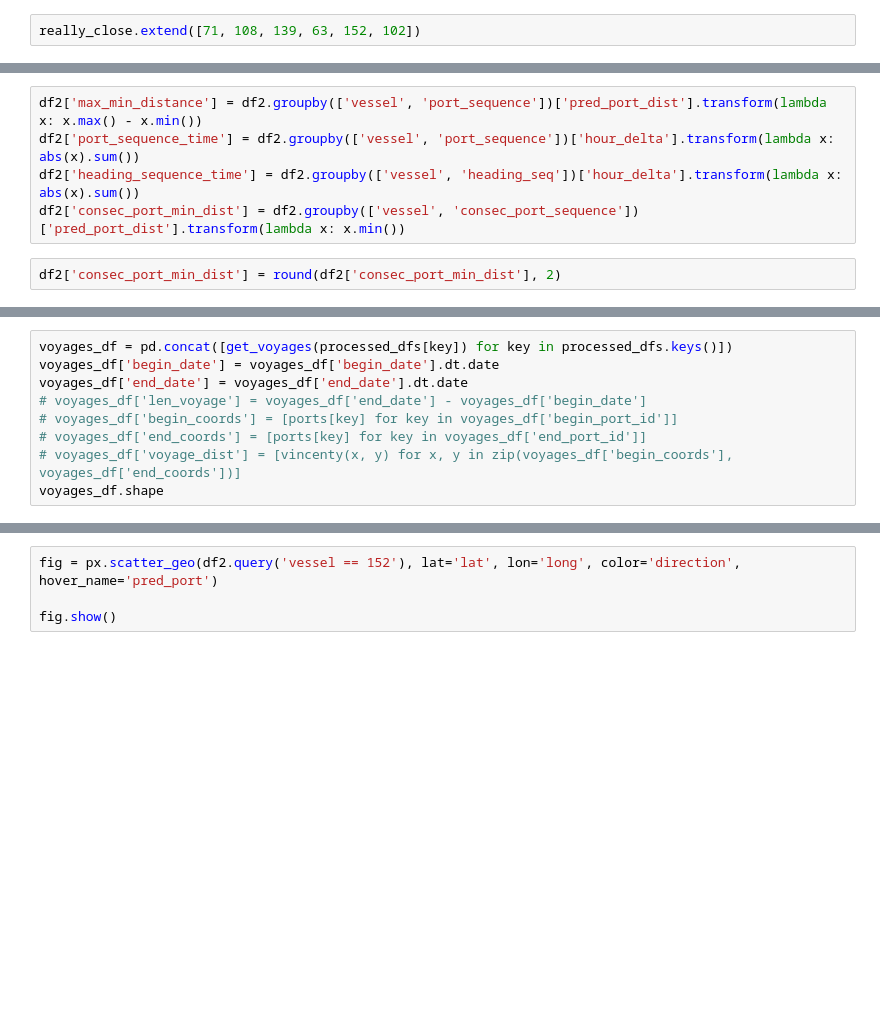
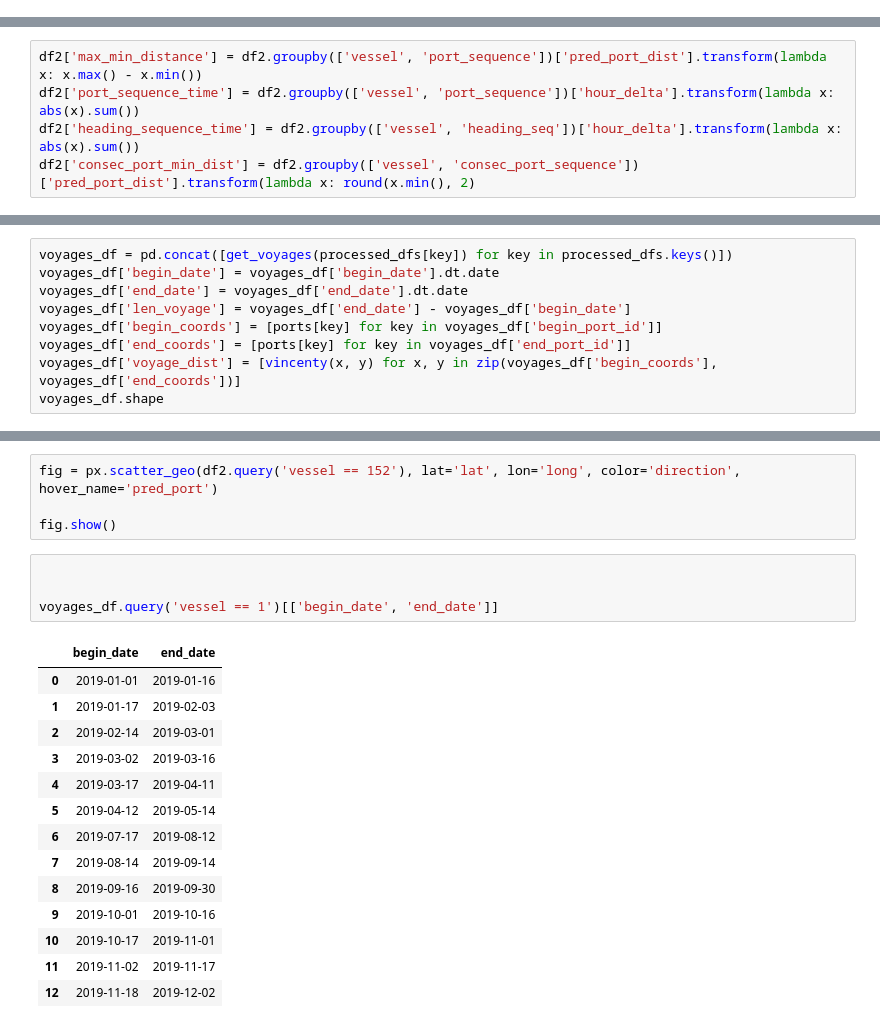
Before and after one commit to yaobviously/sym-cargo, a Jupyter notebook: sym_cargo_alt.ipynb, the cells around one changed output, grey strips where cells are left out. Saved outputs shown, nothing was run; the diff lists cells and outputs as text; blank space fills up the shorter version.

```diff
--- a/sym_cargo_alt.ipynb
+++ b/sym_cargo_alt.ipynb
@@ -143,5 +142,3 @@ really_close = [30, 109, 42, 51, 65]
-# %%
-really_close.extend([71, 108, 139, 63, 152, 102])
 # %%
 # training a nearest neighbor model to  find the closest port when the
 # conditions indicating an extended stop have occurred. the metric is haversine
@@ -485,9 +483,7 @@ df2.loc[vin_mask, 'pred_port_dist'] = temp_vin.apply(vincenty_port, axis=1)
 df2['max_min_distance'] = df2.groupby(['vessel', 'port_sequence'])['pred_port_dist'].transform(lambda x: x.max() - x.min())
 df2['port_sequence_time'] = df2.groupby(['vessel', 'port_sequence'])['hour_delta'].transform(lambda x: abs(x).sum())
 df2['heading_sequence_time'] = df2.groupby(['vessel', 'heading_seq'])['hour_delta'].transform(lambda x: abs(x).sum())
-df2['consec_port_min_dist'] = df2.groupby(['vessel', 'consec_port_sequence'])['pred_port_dist'].transform(lambda x: x.min())
+df2['consec_port_min_dist'] = df2.groupby(['vessel', 'consec_port_sequence'])['pred_port_dist'].transform(lambda x: round(x.min(), 2)
-# %%
-df2['consec_port_min_dist'] = round(df2['consec_port_min_dist'], 2)
 # %%
 # getting the last port with a function and then flattening the lists it
 # returned for each vessel and appending them to the dataframe
@@ -547,8 +543,8 @@ for df in df2.vessel.unique():
 voyages_df = pd.concat([get_voyages(processed_dfs[key]) for key in processed_dfs.keys()])
 voyages_df['begin_date'] = voyages_df['begin_date'].dt.date
 voyages_df['end_date'] = voyages_df['end_date'].dt.date
-# voyages_df['len_voyage'] = voyages_df['end_date'] - voyages_df['begin_date']
-# voyages_df['begin_coords'] = [ports[key] for key in voyages_df['begin_port_id']]
-# voyages_df['end_coords'] = [ports[key] for key in voyages_df['end_port_id']]
-# voyages_df['voyage_dist'] = [vincenty(x, y) for x, y in zip(voyages_df['begin_coords'], voyages_df['end_coords'])]
+voyages_df['len_voyage'] = voyages_df['end_date'] - voyages_df['begin_date']
+voyages_df['begin_coords'] = [ports[key] for key in voyages_df['begin_port_id']]
+voyages_df['end_coords'] = [ports[key] for key in voyages_df['end_port_id']]
+voyages_df['voyage_dist'] = [vincenty(x, y) for x, y in zip(voyages_df['begin_coords'], voyages_df['end_coords'])]
 voyages_df.shape
@@ -930,3 +966,22 @@ print(testdf[['draft', 'pred_port', 'pred_port_backup', 'pred_port_dist', 'port_
 fig = px.scatter_geo(df2.query('vessel == 152'), lat='lat', lon='long', color='direction', hover_name='pred_port')
 
 fig.show()
+# %%
+
+
+voyages_df.query('vessel == 1')[['begin_date', 'end_date']]
+# %% [output]
+|  | begin_date | end_date |
+| 0 | 2019-01-01 | 2019-01-16 |
+| 1 | 2019-01-17 | 2019-02-03 |
+| 2 | 2019-02-14 | 2019-03-01 |
+| 3 | 2019-03-02 | 2019-03-16 |
+| 4 | 2019-03-17 | 2019-04-11 |
+| 5 | 2019-04-12 | 2019-05-14 |
+| 6 | 2019-07-17 | 2019-08-12 |
+| 7 | 2019-08-14 | 2019-09-14 |
+| 8 | 2019-09-16 | 2019-09-30 |
+| 9 | 2019-10-01 | 2019-10-16 |
+| 10 | 2019-10-17 | 2019-11-01 |
+| 11 | 2019-11-02 | 2019-11-17 |
+| 12 | 2019-11-18 | 2019-12-02 |
```
Also changed, not shown: parts of 16 cells of this notebook.
